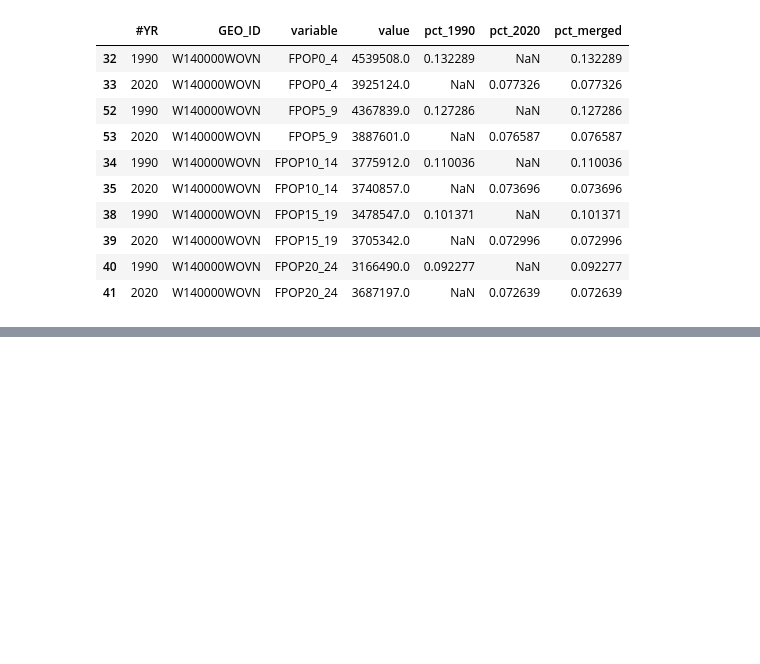
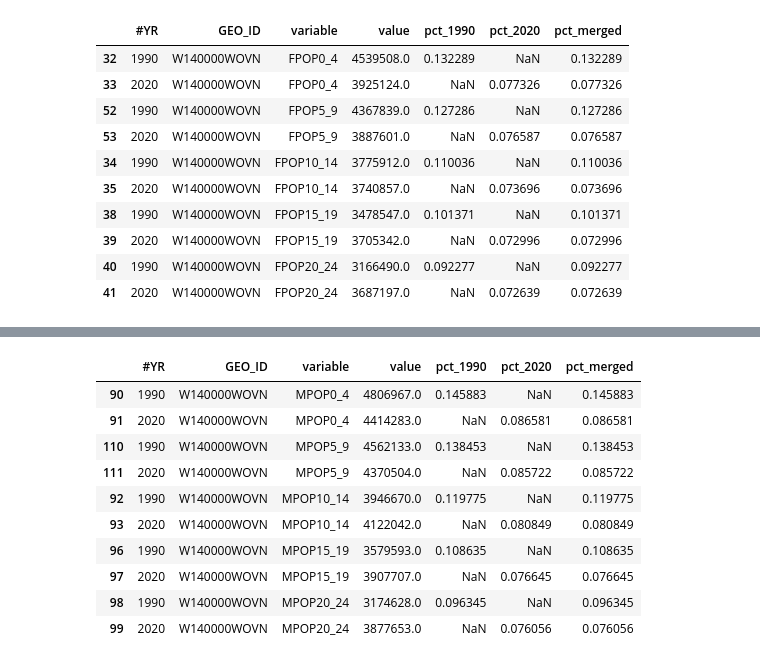
Before and after one commit to thaianle/international-database, a Jupyter notebook: idb5yr-python.ipynb, the cells around one changed output, grey strips where cells are left out. Cells and saved outputs as stored; diff of their text form; code cells hidden in the pictures; blank space fills up the shorter version.

```diff
--- a/idb5yr-python.ipynb
+++ b/idb5yr-python.ipynb
@@ -251,0 +279,35 @@ Compared to 1989, Vietnam had transitioned to an older age distribution as of 20
+# %%
+# Copy the DataFrame to avoid SettingWithCopyWarning
+vn_mpop_reshaped = vn_mpop.copy()
+
+# Divide each value by the total to have the percentage
+vn_mpop_reshaped['pct_1990'] = vn_mpop_reshaped['value'] / vn_mpop_reshaped[vn_mpop_reshaped['#YR'] == 1990]['value'].sum()
+vn_mpop_reshaped['pct_2020'] = vn_mpop_reshaped['value'] / vn_mpop_reshaped[vn_mpop_reshaped['#YR'] == 2020]['value'].sum()
+
+# Set null for the percentages in the "wrong year"
+vn_mpop_reshaped.loc[vn_mpop_reshaped['#YR'] == 1990, 'pct_2020'] = np.nan
+vn_mpop_reshaped.loc[vn_mpop_reshaped['#YR'] == 2020, 'pct_1990'] = np.nan
+vn_mpop_reshaped['pct_merged'] = vn_mpop_reshaped['pct_1990'].combine_first(vn_mpop_reshaped['pct_2020'])
+
+# Rearranging age groups in an arbitrary order to fit the age distribution
+age_order_male = ['MPOP0_4', 'MPOP5_9', 'MPOP10_14', 'MPOP15_19', 'MPOP20_24', 'MPOP25_29', 'MPOP30_34', 'MPOP35_39', 'MPOP40_44',
+                  'MPOP45_49', 'MPOP50_54', 'MPOP55_59', 'MPOP60_64', 'MPOP65_69', 'MPOP70_74', 'MPOP75_79', 'MPOP80_84', 'MPOP85_89',
+                  'MPOP90_94', 'MPOP95_99', 'MPOP100_']
+
+vn_mpop_reshaped['variable'].astype('category')
+vn_mpop_reshaped['variable'] = pd.Categorical(vn_mpop_reshaped['variable'], categories = age_order_male, ordered = True)
+vn_mpop_reshaped = vn_mpop_reshaped.sort_values(['variable', '#YR'])
+
+vn_mpop_reshaped.head(10)
+# %% [output]
+|  | #YR | GEO_ID | variable | value | pct_1990 | pct_2020 | pct_merged |
+| 90 | 1990 | W140000WOVN | MPOP0_4 | 4806967.0 | 0.145883 | NaN | 0.145883 |
+| 91 | 2020 | W140000WOVN | MPOP0_4 | 4414283.0 | NaN | 0.086581 | 0.086581 |
+| 110 | 1990 | W140000WOVN | MPOP5_9 | 4562133.0 | 0.138453 | NaN | 0.138453 |
+| 111 | 2020 | W140000WOVN | MPOP5_9 | 4370504.0 | NaN | 0.085722 | 0.085722 |
+| 92 | 1990 | W140000WOVN | MPOP10_14 | 3946670.0 | 0.119775 | NaN | 0.119775 |
+| 93 | 2020 | W140000WOVN | MPOP10_14 | 4122042.0 | NaN | 0.080849 | 0.080849 |
+| 96 | 1990 | W140000WOVN | MPOP15_19 | 3579593.0 | 0.108635 | NaN | 0.108635 |
+| 97 | 2020 | W140000WOVN | MPOP15_19 | 3907707.0 | NaN | 0.076645 | 0.076645 |
+| 98 | 1990 | W140000WOVN | MPOP20_24 | 3174628.0 | 0.096345 | NaN | 0.096345 |
+| 99 | 2020 | W140000WOVN | MPOP20_24 | 3877653.0 | NaN | 0.076056 | 0.076056 |
```
Also changed, not shown: parts of 6 cells of this notebook.
